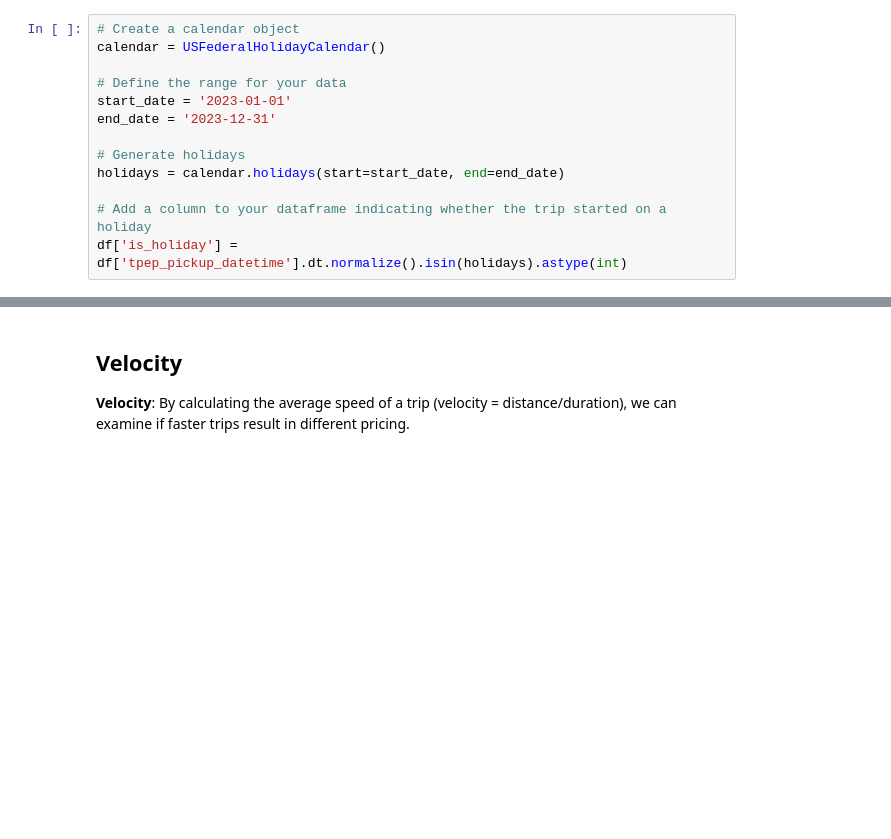
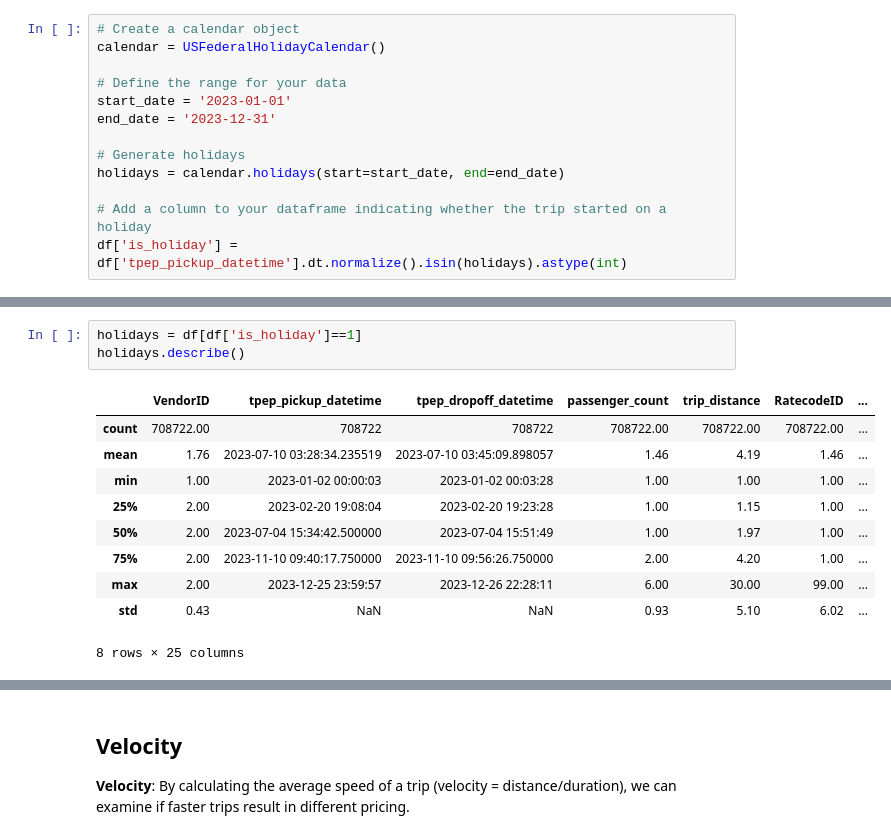
Before and after one commit to doli99/Advanced_Data_Analytics_Advanced_Programming_UNIL_MsCM_BA_Mariam_Dolidze_2024, a Jupyter notebook: FEATURE_ENGINEERING.ipynb, the cells around one changed output, grey strips where cells are left out. Saved outputs shown, nothing was run; the diff lists cells and outputs as text; blank space fills up the shorter version.

```diff
--- a/FEATURE_ENGINEERING.ipynb
+++ b/FEATURE_ENGINEERING.ipynb
@@ -255,0 +555,14 @@ df['is_holiday'] = df['tpep_pickup_datetime'].dt.normalize().isin(holidays).asty
+# %%
+holidays = df[df['is_holiday']==1]
+holidays.describe()
+# %% [output]
+|  | VendorID | tpep_pickup_datetime | tpep_dropoff_datetime | passenger_count | trip_distance | RatecodeID | ... |
+| count | 708722.00 | 708722 | 708722 | 708722.00 | 708722.00 | 708722.00 | ... |
+| mean | 1.76 | 2023-07-10 03:28:34.235519 | 2023-07-10 03:45:09.898057 | 1.46 | 4.19 | 1.46 | ... |
+| min | 1.00 | 2023-01-02 00:00:03 | 2023-01-02 00:03:28 | 1.00 | 1.00 | 1.00 | ... |
+| 25% | 2.00 | 2023-02-20 19:08:04 | 2023-02-20 19:23:28 | 1.00 | 1.15 | 1.00 | ... |
+| 50% | 2.00 | 2023-07-04 15:34:42.500000 | 2023-07-04 15:51:49 | 1.00 | 1.97 | 1.00 | ... |
+| 75% | 2.00 | 2023-11-10 09:40:17.750000 | 2023-11-10 09:56:26.750000 | 2.00 | 4.20 | 1.00 | ... |
+| max | 2.00 | 2023-12-25 23:59:57 | 2023-12-26 22:28:11 | 6.00 | 30.00 | 99.00 | ... |
+| std | 0.43 | NaN | NaN | 0.93 | 5.10 | 6.02 | ... |
+8 rows × 25 columns
```
Also changed, not shown: parts of 87 cells of this notebook.
